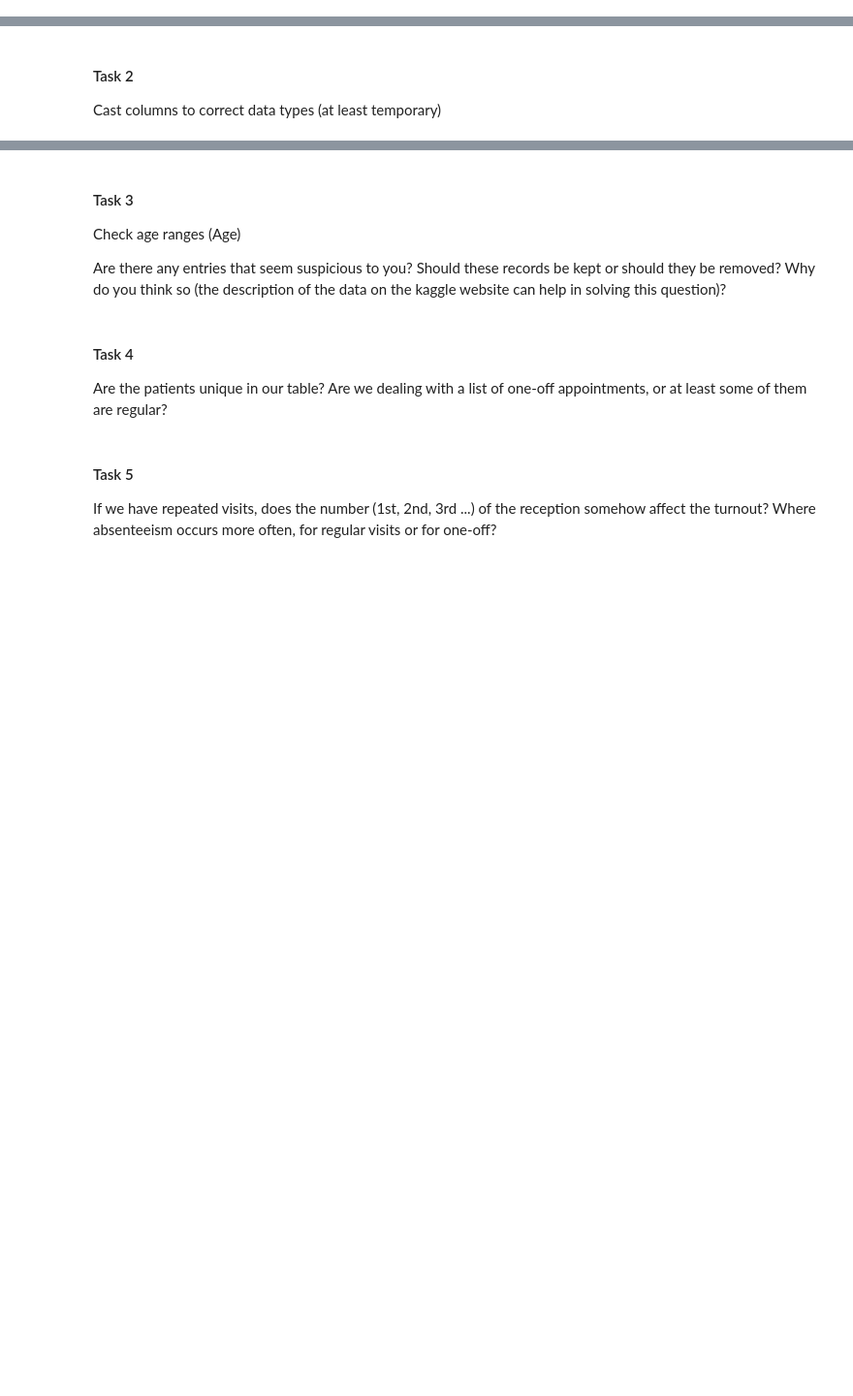
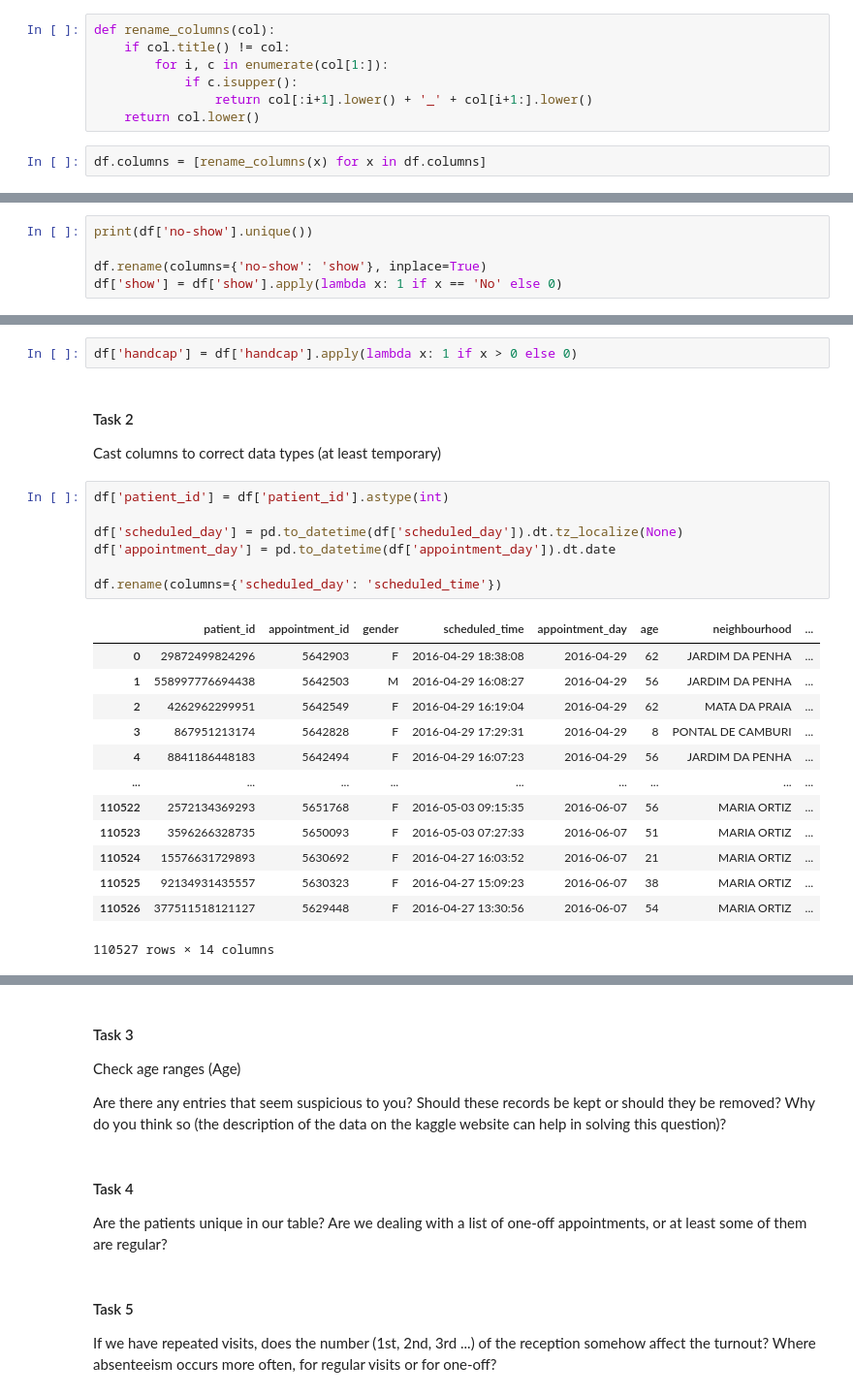
Before and after one commit to YAKOROLEVAZAMKA/emc, a Jupyter notebook: Pandas&Analytics.ipynb, the cells around one changed output, grey strips where cells are left out. Shown at 97% size. Saved outputs shown, nothing was run; the diff lists cells and outputs as text; blank space fills up the shorter version.

```diff
--- a/Pandas&Analytics.ipynb
+++ b/Pandas&Analytics.ipynb
@@ -24,0 +46,9 @@ df = pd.read_csv('KaggleV2-May-2016.csv')
+# %%
+def rename_columns(col):
+    if col.title() != col:
+        for i, c in enumerate(col[1:]):
+            if c.isupper():
+                return col[:i+1].lower() + '_' + col[i+1:].lower()
+    return col.lower()
+# %%
+df.columns = [rename_columns(x) for x in df.columns]
@@ -25,3 +64,8 @@ df = pd.read_csv('KaggleV2-May-2016.csv')
 # %% [markdown]
 #### Task 0
 Change the no-show column to the show column to remove double negation
+# %%
+print(df['no-show'].unique())
+
+df.rename(columns={'no-show': 'show'}, inplace=True)
+df['show'] = df['show'].apply(lambda x: 1 if x == 'No' else 0)
@@ -31,3 +140,26 @@ Check data for gaps and outliers
+# %%
+df['handcap'] = df['handcap'].apply(lambda x: 1 if x > 0 else 0)
 # %% [markdown]
 #### Task 2
 Cast columns to correct data types (at least temporary)
+# %%
+df['patient_id'] = df['patient_id'].astype(int)
+
+df['scheduled_day'] = pd.to_datetime(df['scheduled_day']).dt.tz_localize(None)
+df['appointment_day'] = pd.to_datetime(df['appointment_day']).dt.date
+
+df.rename(columns={'scheduled_day': 'scheduled_time'})
+# %% [output]
+|  | patient_id | appointment_id | gender | scheduled_time | appointment_day | age | neighbourhood | ... |
+| 0 | 29872499824296 | 5642903 | F | 2016-04-29 18:38:08 | 2016-04-29 | 62 | JARDIM DA PENHA | ... |
+| 1 | 558997776694438 | 5642503 | M | 2016-04-29 16:08:27 | 2016-04-29 | 56 | JARDIM DA PENHA | ... |
+| 2 | 4262962299951 | 5642549 | F | 2016-04-29 16:19:04 | 2016-04-29 | 62 | MATA DA PRAIA | ... |
+| 3 | 867951213174 | 5642828 | F | 2016-04-29 17:29:31 | 2016-04-29 | 8 | PONTAL DE CAMBURI | ... |
+| 4 | 8841186448183 | 5642494 | F | 2016-04-29 16:07:23 | 2016-04-29 | 56 | JARDIM DA PENHA | ... |
+| ... | ... | ... | ... | ... | ... | ... | ... | ... |
+| 110522 | 2572134369293 | 5651768 | F | 2016-05-03 09:15:35 | 2016-06-07 | 56 | MARIA ORTIZ | ... |
+| 110523 | 3596266328735 | 5650093 | F | 2016-05-03 07:27:33 | 2016-06-07 | 51 | MARIA ORTIZ | ... |
+| 110524 | 15576631729893 | 5630692 | F | 2016-04-27 16:03:52 | 2016-06-07 | 21 | MARIA ORTIZ | ... |
+| 110525 | 92134931435557 | 5630323 | F | 2016-04-27 15:09:23 | 2016-06-07 | 38 | MARIA ORTIZ | ... |
+| 110526 | 377511518121127 | 5629448 | F | 2016-04-27 13:30:56 | 2016-06-07 | 54 | MARIA ORTIZ | ... |
+110527 rows × 14 columns
```
Also changed, not shown: parts of 10 cells of this notebook.
